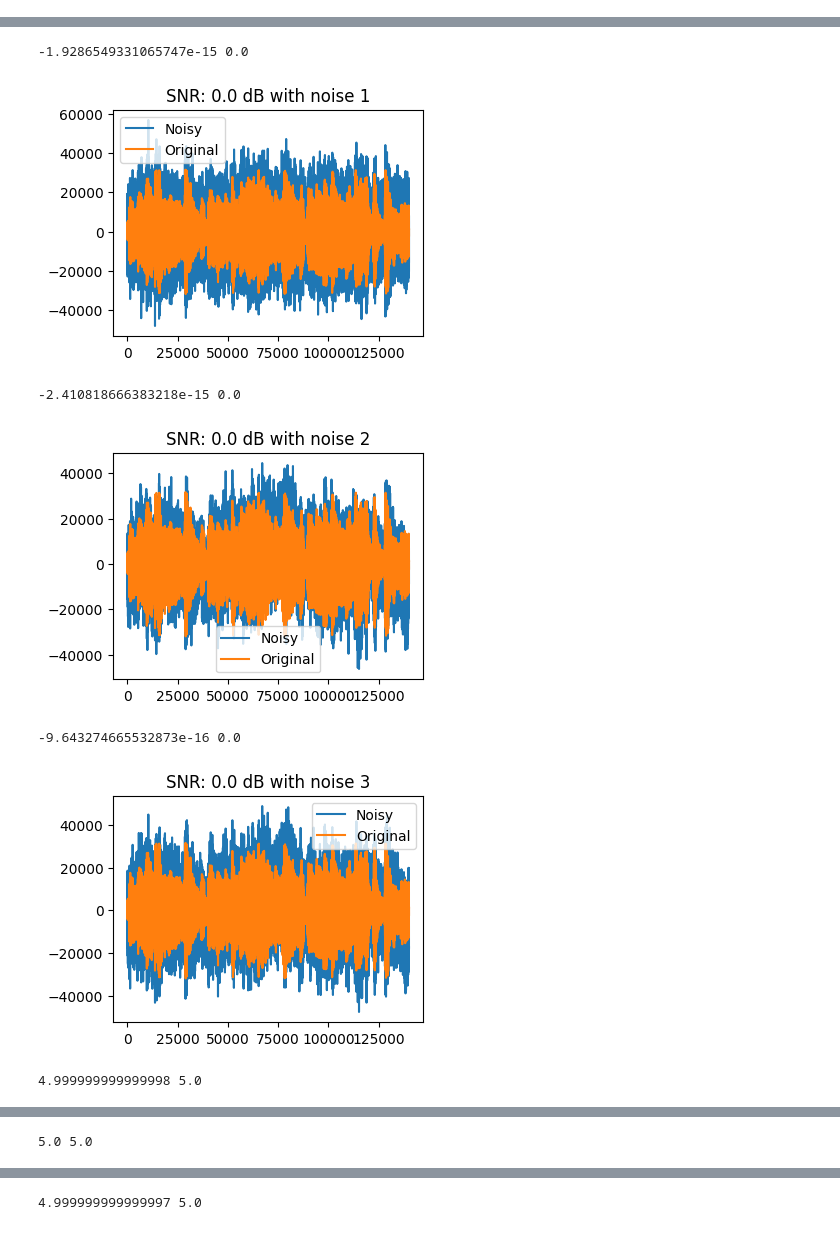
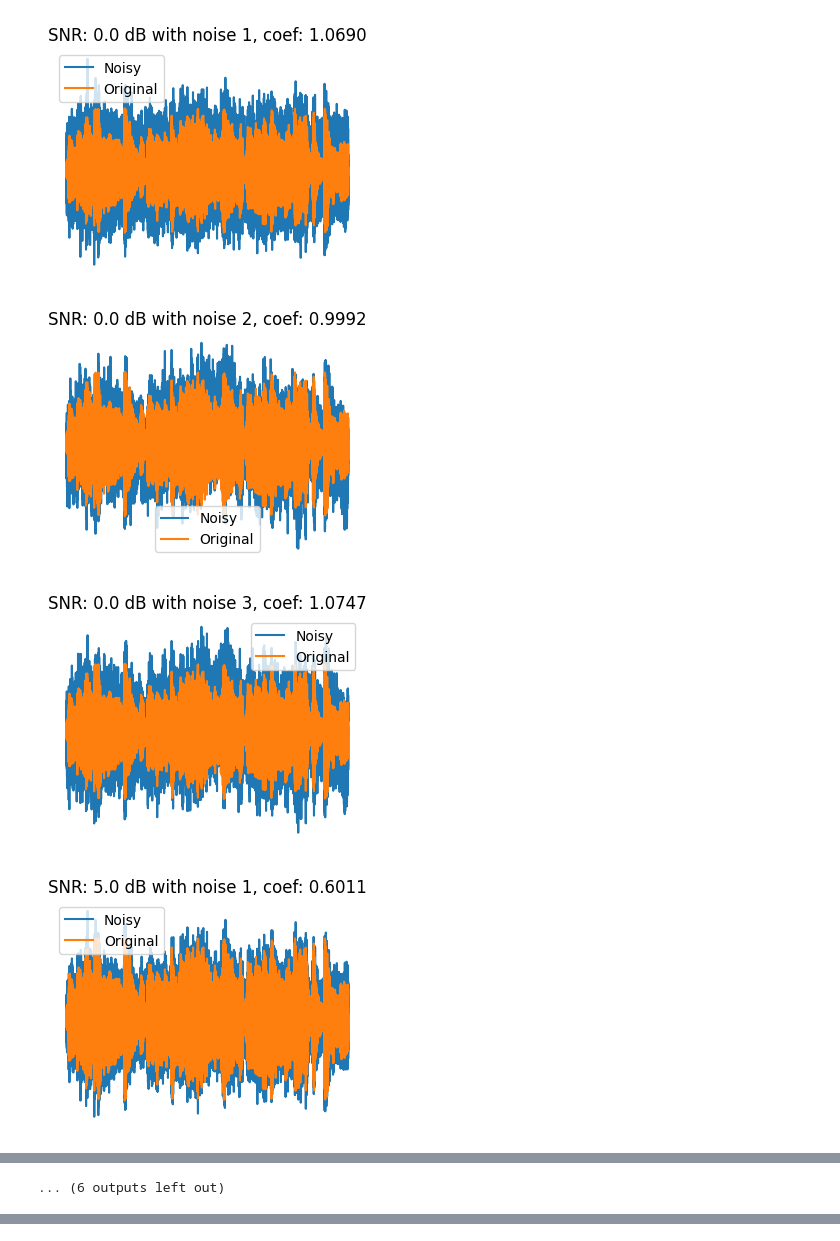
Before and after one commit to gpspelle/signal-processing, a Jupyter notebook: lab4/Add noise with a given SNR.ipynb, the cells around one changed output, grey strips where cells are left out. Saved outputs shown, nothing was run; the diff lists cells and outputs as text; code cells hidden in the pictures.

```diff
--- a/lab4/Add noise with a given SNR.ipynb
+++ b/lab4/Add noise with a given SNR.ipynb
@@ -5,6 +5,7 @@ import numpy as np
 # %%
 def show_plot_snr(title, noisy, original):
     plt.figure(title, figsize=(4, 3), dpi=100)
+    plt.axis('off')
     plt.title(title)
     plt.plot(noisy, label="Noisy")
     plt.plot(original, label="Original")
@@ -36,12 +37,18 @@ noise_sigma = [[noise1, noise_1_sigma, fs1], [noise2, noise_2_sigma, fs2], [nois
 # %%
 for db in db_vals:
     count = 0
     for noise in noise_sigma:
         count += 1
         needed_noise = get_sigma_from_snr_db(db, music)
-        coef = needed_noise / noise[1]
-        print(get_snr_db(music, coef*noise[0]), db)
-        noisy_image = music + coef * noise[0]
+        coef = needed_noise / noise[1] # noise[1]: sqrt of the variance of noise.wav data
+        noisy_music = music + coef * noise[0] # noise[0]: noise .wav data
 
-        show_plot_snr("SNR: " + str(db) + " dB with noise " + str(count), noisy_image, music)
+        coef = "{:.4f}".format(coef)
+
+        wavfile.write("SNR_" + str(db) + "_dB_noise_" + str(count) + "_coef_" + coef + ".wav", noise[2], noisy_music)
+        show_plot_snr("SNR: " + str(db) + " dB with noise " + str(count) + ", coef: " + coef, noisy_music, music)
 # %% [output]
+[figure, new version]
+[figure, new version]
+[figure, new version]
+[figure, new version]
@@ -48,7 +63 @@ for db in db_vals:
--1.9286549331065747e-15 0.0
+... (6 outputs left out)
-[figure, old version]
--2.410818666383218e-15 0.0
-[figure, old version]
--9.643274665532873e-16 0.0
-[figure, old version]
-4.999999999999998 5.0
@@ -56 +63,0 @@ for db in db_vals:
-5.0 5.0
@@ -58 +63,0 @@ for db in db_vals:
-4.999999999999997 5.0
```
Also changed, not shown: parts of 1 cell of this notebook, 36 other files.
